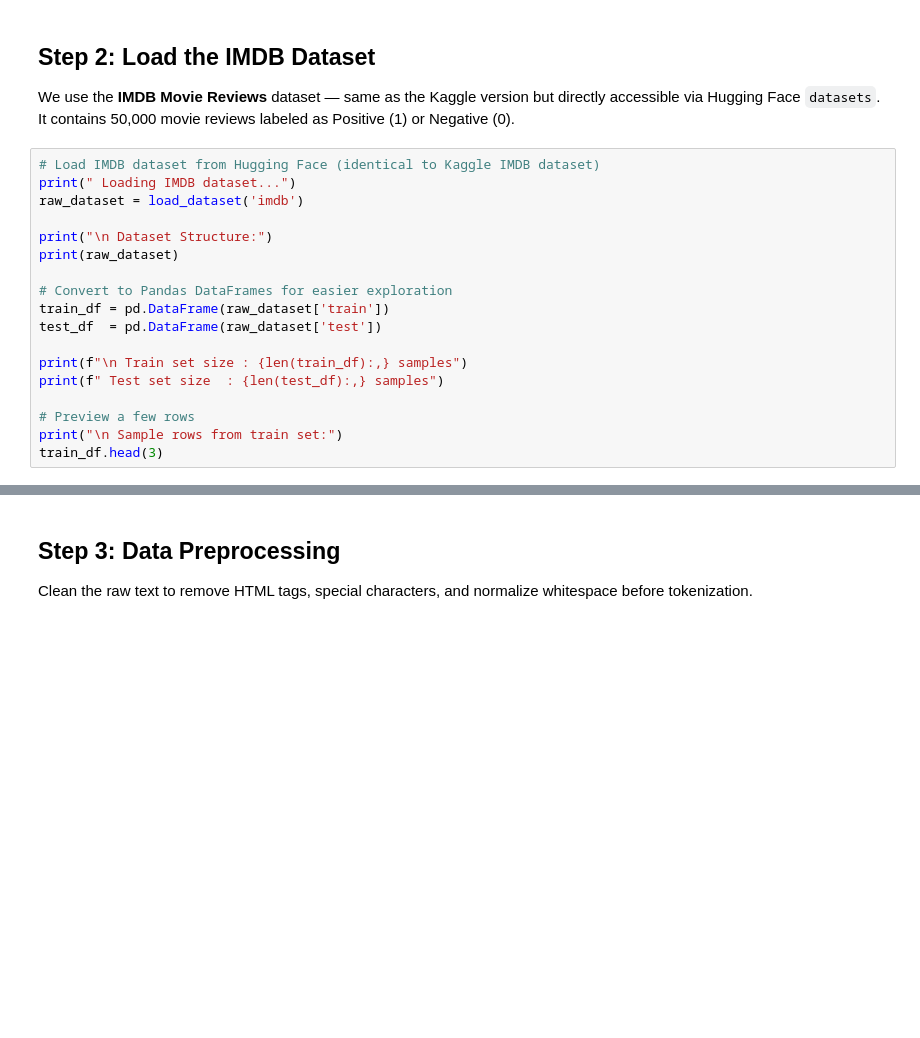
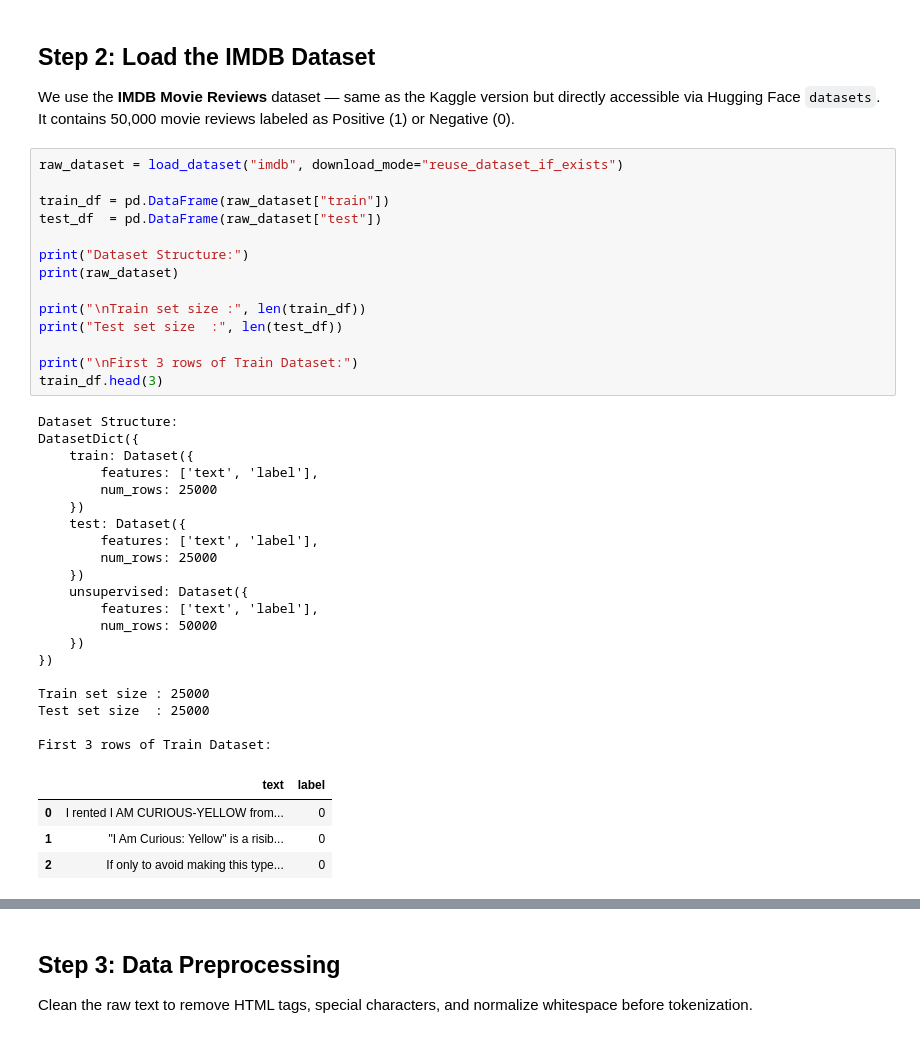
Before and after one commit to Sushmasri23/Internship-NLP-Tasks, a Jupyter notebook: Task-4 Fine Tuning BERT on Kaggle Dataset.ipynb, the cells around one changed output, grey strips where cells are left out. Drawn from its saved outputs; the diff is of its cells as text; blank space fills up the shorter version.

```diff
--- a/Task-4 Fine Tuning BERT on Kaggle Dataset.ipynb
+++ b/Task-4 Fine Tuning BERT on Kaggle Dataset.ipynb
@@ -71,23 +73,44 @@ print("\n All imports successful!")
 
 We use the **IMDB Movie Reviews** dataset — same as the Kaggle version but directly accessible via Hugging Face `datasets`. It contains 50,000 movie reviews labeled as Positive (1) or Negative (0).
 # %%
-# Load IMDB dataset from Hugging Face (identical to Kaggle IMDB dataset)
-print(" Loading IMDB dataset...")
-raw_dataset = load_dataset('imdb')
+raw_dataset = load_dataset("imdb", download_mode="reuse_dataset_if_exists")
 
-print("\n Dataset Structure:")
+train_df = pd.DataFrame(raw_dataset["train"])
+test_df  = pd.DataFrame(raw_dataset["test"])
+
+print("Dataset Structure:")
 print(raw_dataset)
 
-# Convert to Pandas DataFrames for easier exploration
-train_df = pd.DataFrame(raw_dataset['train'])
-test_df  = pd.DataFrame(raw_dataset['test'])
+print("\nTrain set size :", len(train_df))
+print("Test set size  :", len(test_df))
 
-print(f"\n Train set size : {len(train_df):,} samples")
-print(f" Test set size  : {len(test_df):,} samples")
-
-# Preview a few rows
-print("\n Sample rows from train set:")
+print("\nFirst 3 rows of Train Dataset:")
 train_df.head(3)
+# %% [output]
+Dataset Structure:
+DatasetDict({
+    train: Dataset({
+        features: ['text', 'label'],
+        num_rows: 25000
+    })
+    test: Dataset({
+        features: ['text', 'label'],
+        num_rows: 25000
+    })
+    unsupervised: Dataset({
+        features: ['text', 'label'],
+        num_rows: 50000
+    })
+})
+
+Train set size : 25000
+Test set size  : 25000
+
+First 3 rows of Train Dataset:
+|  | text | label |
+| 0 | I rented I AM CURIOUS-YELLOW from... | 0 |
+| 1 | "I Am Curious: Yellow" is a risib... | 0 |
+| 2 | If only to avoid making this type... | 0 |
 # %%
 # Exploratory Data Analysis
 
```
Also changed, not shown: parts of 17 cells of this notebook.
